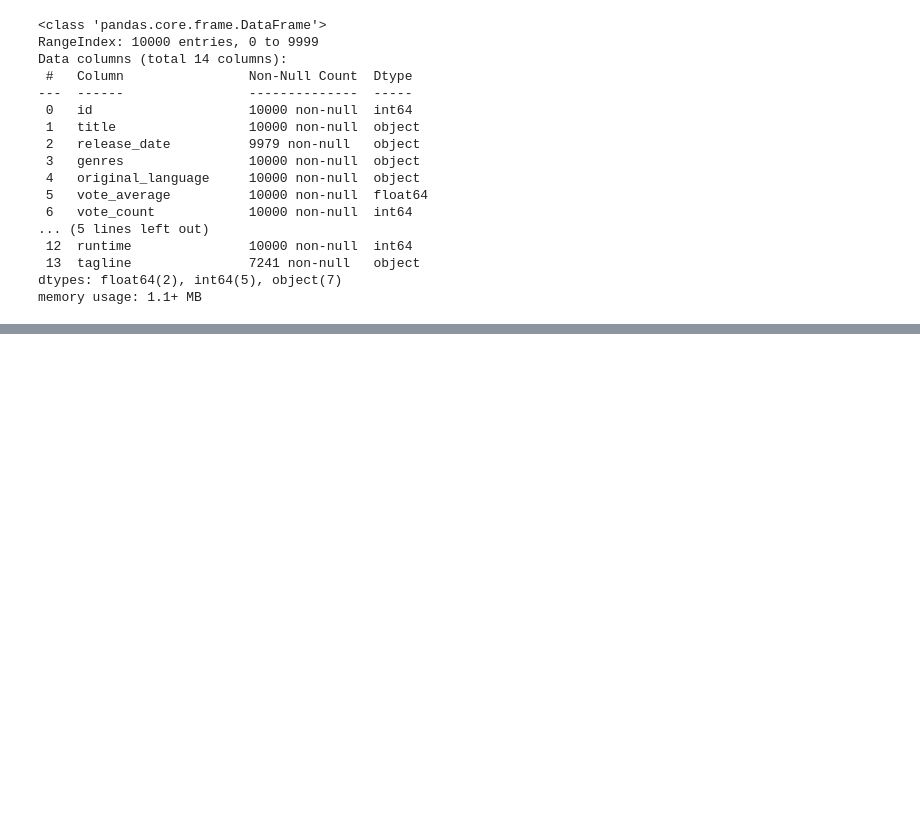
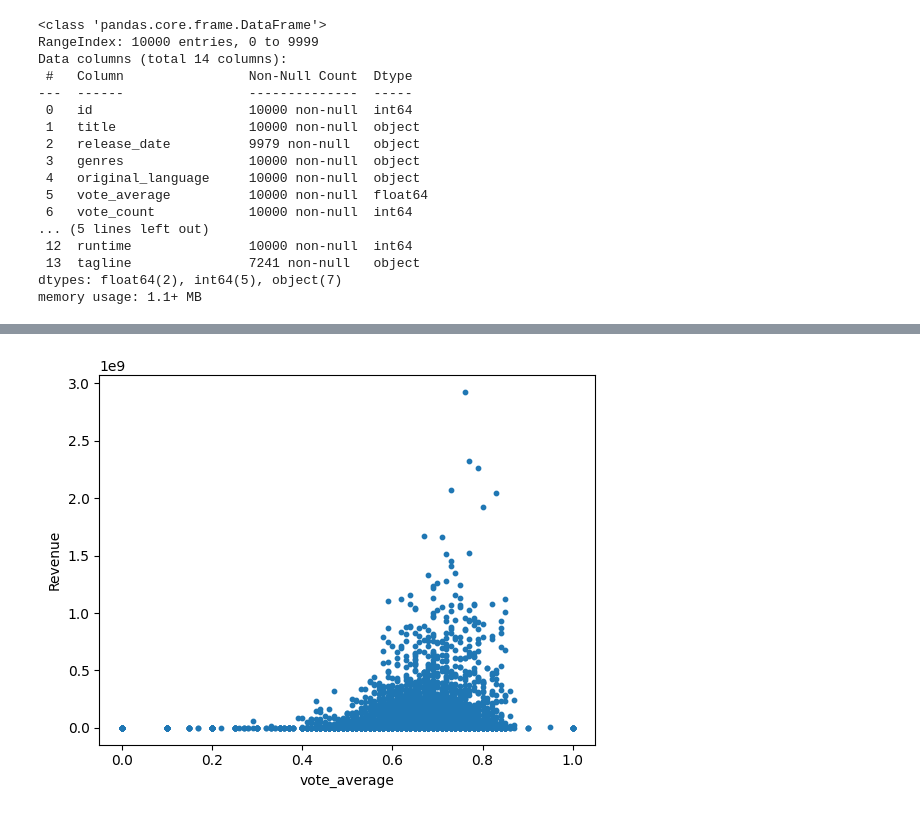
Before and after one commit to Sukhjit21/Movie-Revenue-Prediction, a Jupyter notebook: MoviePopularity.ipynb, the cells around one changed output, grey strips where cells are left out. Cells and saved outputs as stored; diff of their text form; code cells hidden in the pictures; blank space fills up the shorter version.

```diff
--- a/MoviePopularity.ipynb
+++ b/MoviePopularity.ipynb
@@ -81,6 +94,6 @@ Data columns (total 14 columns):
 dtypes: float64(2), int64(5), object(7)
 memory usage: 1.1+ MB
 # %%
-sns.set_style("whitegrid")
-sns.pairplot(data, hue="popularity", height=3); # color based column named origin
-plt.show()
+#sns.set_style("whitegrid")
+#sns.pairplot(data, hue="revenue", height=3); # color based column named origin
+#plt.show()
@@ -94,0 +276,8 @@ plt.show()
+# %%
+
+plt.scatter(X_train['vote_average'], y_train, s=10)
+plt.xlabel("vote_average")
+plt.ylabel("Revenue")
+plt.show()
+# %% [output]
+[figure, added]
```
Also changed, not shown: parts of 25 cells of this notebook.
